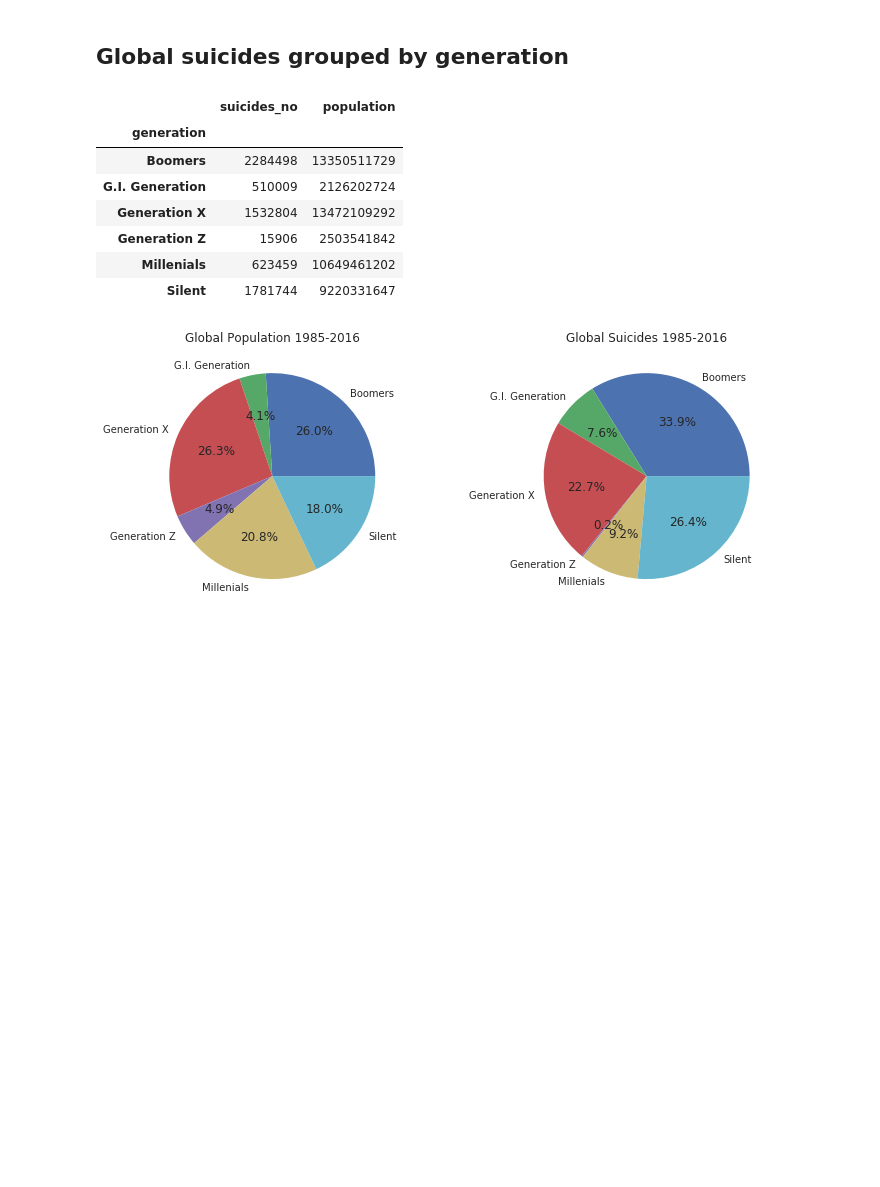
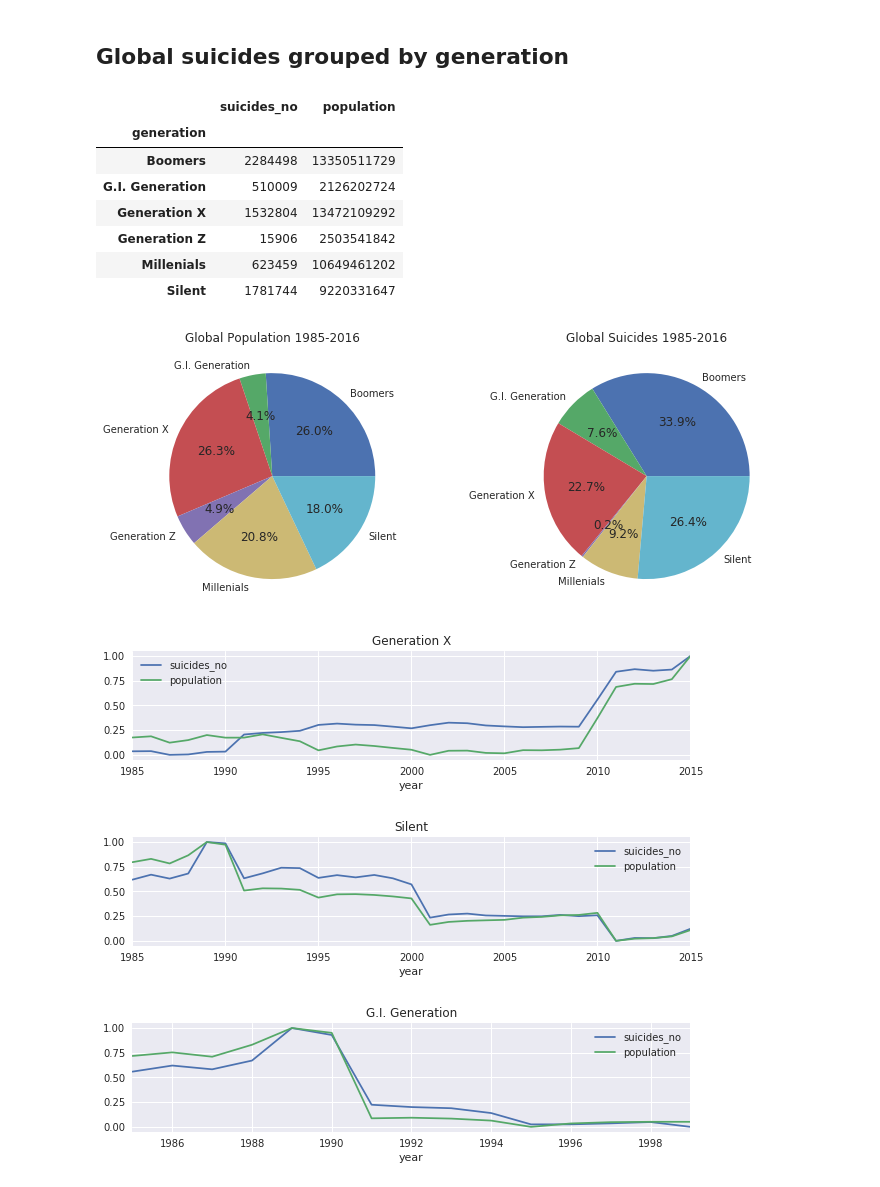
Before and after one commit to jng985/Exploring_Suicide_Rates_1985-2016, a Jupyter notebook: Suicide_Rates_1985-2016.ipynb, the cells around one changed output. Drawn from its saved outputs; the diff is of its cells as text; code cells hidden in the pictures; blank space fills up the shorter version.

```diff
--- a/Suicide_Rates_1985-2016.ipynb
+++ b/Suicide_Rates_1985-2016.ipynb
@@ -279,13 +303,17 @@ pie_chart(data, 'sex')
 ## Global suicides grouped by generation
 # %%
 pie_chart(data, 'generation')
+plot_time_series(data, 'generation')
 # %% [output]
 |  | suicides_no | population |
 | generation |  |  |
 | Boomers | 2284498 | 13350511729 |
 | G.I. Generation | 510009 | 2126202724 |
 | Generation X | 1532804 | 13472109292 |
 | Generation Z | 15906 | 2503541842 |
 | Millenials | 623459 | 10649461202 |
 | Silent | 1781744 | 9220331647 |
 [figure]
+[figure, added]
+[figure, added]
+[figure, added]
```
Also changed, not shown: parts of 5 cells of this notebook.
